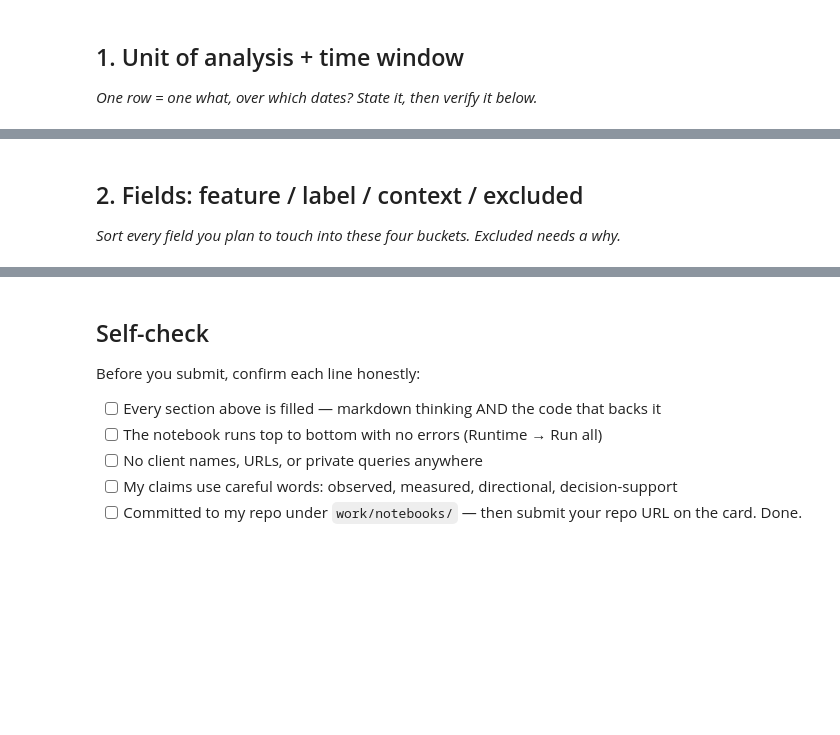
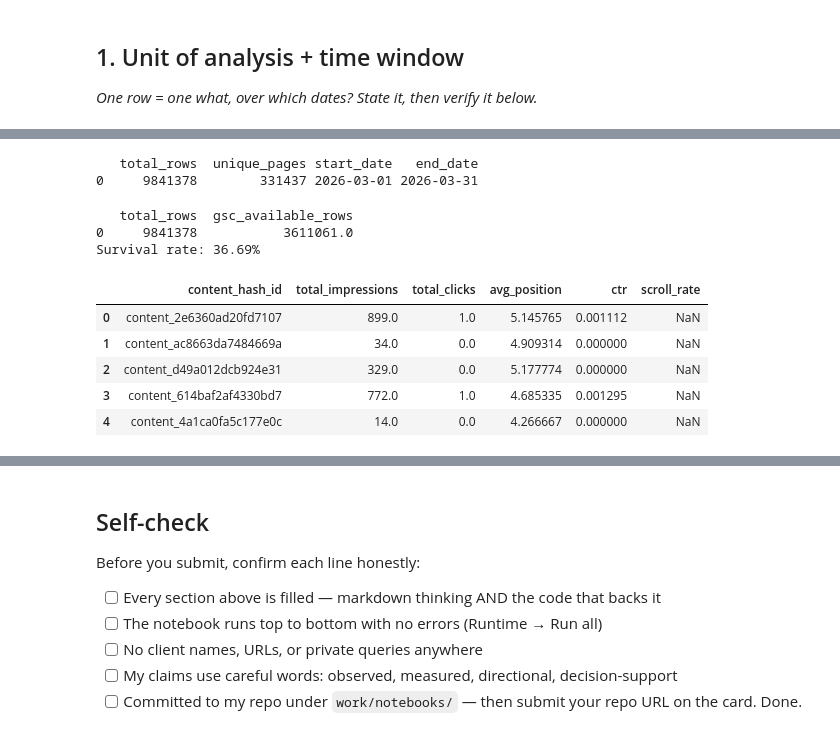
Before and after one commit to UmairAsim180/1_FlyRank-Internship, a Jupyter notebook: work/notebooks/w03_data_contract.ipynb, the cells around one changed output, grey strips where cells are left out. Cells and saved outputs as stored; diff of their text form; code cells hidden in the pictures; blank space fills up the shorter version.

```diff
--- a/work/notebooks/w03_data_contract.ipynb
+++ b/work/notebooks/w03_data_contract.ipynb
@@ -10,3 +15,25 @@ This skeleton is yours to fill. Work the sections **in order** — each one has
 ## 1. Unit of analysis + time window
 
 *One row = one what, over which dates? State it, then verify it below.*
+# %%
+# This cell is for CODE (numbers, a query, a check).
+# Write your text answer in the cell ABOVE this one — typing sentences here breaks Run All.
+
+%pip install -q duckdb
+
+import duckdb
+from google.colab import userdata
+
+token = userdata.get('HF_TOKEN')
+con = duckdb.connect()
+con.execute(f"CREATE SECRET (TYPE huggingface, TOKEN '{token}')")
+
+REL = "hf://datasets/FlyRank/internship-warehouse"
+
+# Grain check: does (report_date, client_hash_id, content_hash_id) identify one row?
+grain_check = con.sql(f"""
+    SELECT COUNT(*) AS total_rows,
+           COUNT(*) - COUNT(DISTINCT (report_date, client_hash_id, content_hash_id)) AS duplicate_rows
+    FROM read_parquet('{REL}/fact_content_daily_performance/month=2026-03/*.parquet')
+""").df()
+print(grain_check)
@@ -13,7 +89,50 @@ This skeleton is yours to fill. Work the sections **in order** — each one has
 # %%
 # This cell is for CODE (numbers, a query, a check).
 # Write your text answer in the cell ABOVE this one — typing sentences here breaks Run All.
+slice_summary = con.sql(f"""
+    SELECT COUNT(*) AS total_rows,
+           COUNT(DISTINCT content_hash_id) AS unique_pages,
+           MIN(report_date) AS start_date,
+           MAX(report_date) AS end_date
+    FROM read_parquet('{REL}/fact_content_daily_performance/month=2026-03/*.parquet')
+    WHERE client_has_gsc IS TRUE
+""").df()
+print(slice_summary)
+# %% [output]
+   total_rows  unique_pages start_date   end_date
+0     9841378        331437 2026-03-01 2026-03-31
-# %% [markdown]
-## 2. Fields: feature / label / context / excluded
-
-*Sort every field you plan to touch into these four buckets. Excluded needs a why.*
+# %%
+availability = con.sql(f"""
+    SELECT
+        COUNT(*) AS total_rows,
+        SUM(CASE WHEN gsc_data_available IS TRUE THEN 1 ELSE 0 END) AS gsc_available_rows
+    FROM read_parquet('{REL}/fact_content_daily_performance/month=2026-03/*.parquet')
+    WHERE client_has_gsc IS TRUE
+""").df()
+print(availability)
+print(f"Survival rate: {availability['gsc_available_rows'][0] / availability['total_rows'][0]:.2%}")
+# %% [output]
+   total_rows  gsc_available_rows
+0     9841378           3611061.0
+Survival rate: 36.69%
+# %%
+features = con.sql(f"""
+    SELECT
+        content_hash_id,
+        SUM(gsc_impressions) AS total_impressions,
+        SUM(gsc_clicks) AS total_clicks,
+        AVG(gsc_avg_position) AS avg_position,
+        SUM(gsc_clicks) * 1.0 / NULLIF(SUM(gsc_impressions), 0) AS ctr,
+        SUM(scroll_events) * 1.0 / NULLIF(SUM(ga4_pageviews), 0) AS scroll_rate
+    FROM read_parquet('{REL}/fact_content_daily_performance/month=2026-03/*.parquet')
+    WHERE client_has_gsc IS TRUE AND gsc_data_available IS TRUE
+    GROUP BY content_hash_id
+""").df()
+features.head()
+# %% [output]
+|  | content_hash_id | total_impressions | total_clicks | avg_position | ctr | scroll_rate |
+| 0 | content_2e6360ad20fd7107 | 899.0 | 1.0 | 5.145765 | 0.001112 | NaN |
+| 1 | content_ac8663da7484669a | 34.0 | 0.0 | 4.909314 | 0.000000 | NaN |
+| 2 | content_d49a012dcb924e31 | 329.0 | 0.0 | 5.177774 | 0.000000 | NaN |
+| 3 | content_614baf2af4330bd7 | 772.0 | 1.0 | 4.685335 | 0.001295 | NaN |
+| 4 | content_4a1ca0fa5c177e0c | 14.0 | 0.0 | 4.266667 | 0.000000 | NaN |
```
Also changed, not shown: parts of 12 cells of this notebook.
